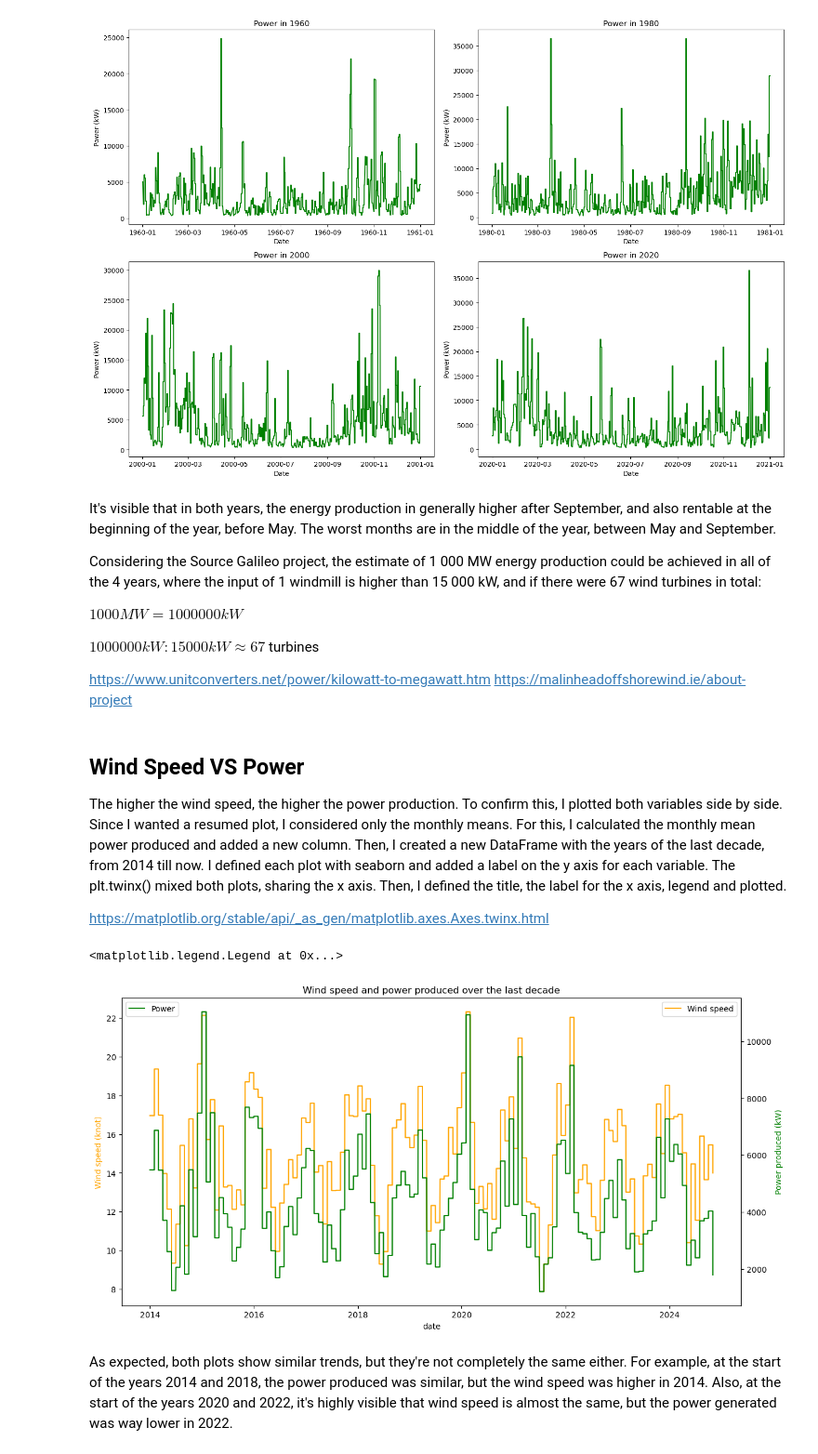
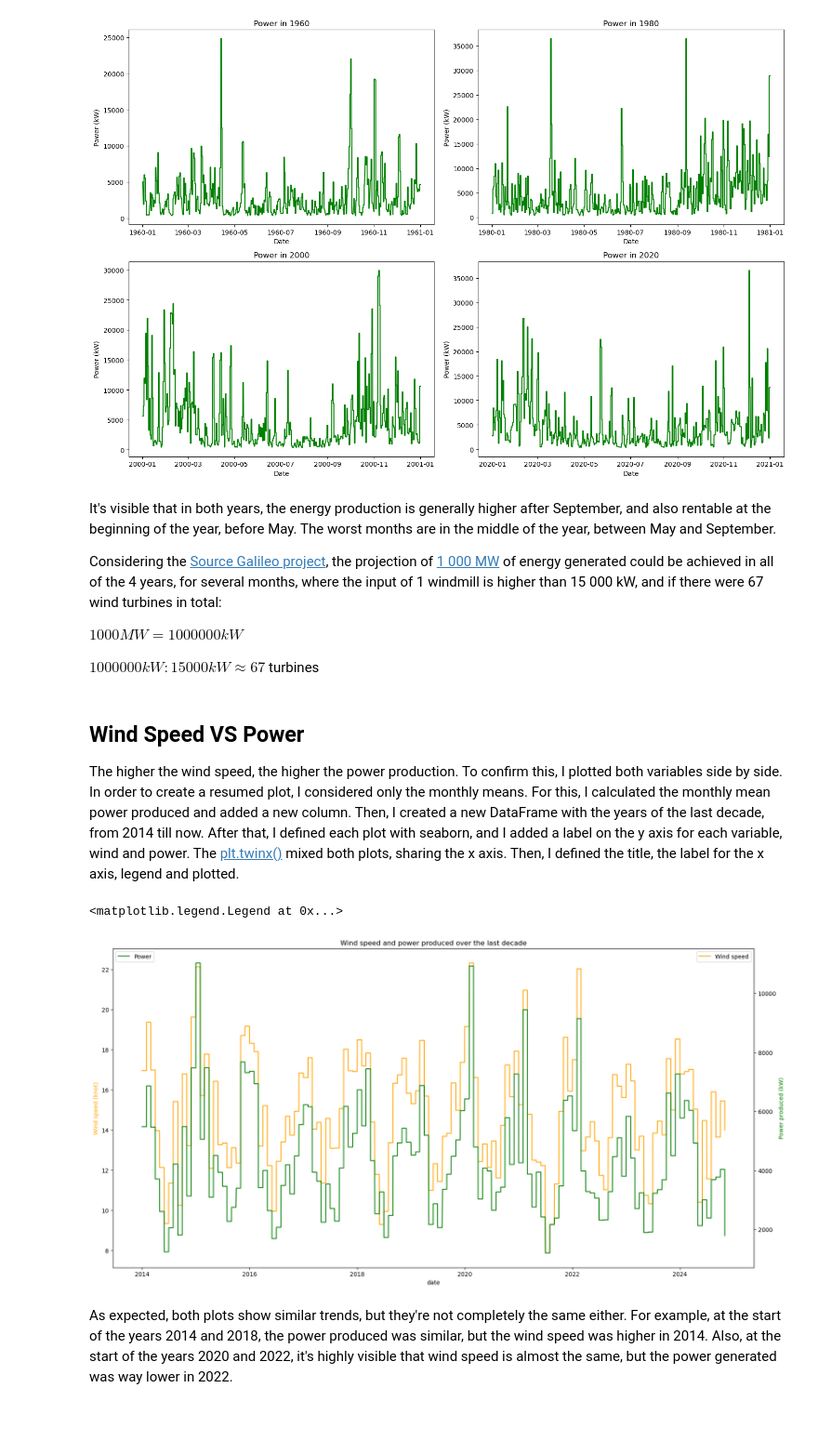
Before and after one commit to FatimaBOliveira/Programming-for-data-analytics, a Jupyter notebook: Project/climate.ipynb, the cells around one changed output. Shown at 93% size. Saved outputs shown, nothing was run; the diff lists cells and outputs as text; code cells hidden in the pictures; blank space fills up the shorter version.

Commit message:
General revision. Links were added to the explanations.

```diff
--- a/Project/climate.ipynb
+++ b/Project/climate.ipynb
@@ -540,21 +493,16 @@ plt.tight_layout()
 # %% [output]
 [figure]
 # %% [markdown]
-It's visible that in both years, the energy production in generally higher after September, and also rentable at the beginning of the year, before May. The worst months are in the middle of the year, between May and September.
+It's visible that in both years, the energy production is generally higher after September, and also rentable at the beginning of the year, before May. The worst months are in the middle of the year, between May and September.
 
-Considering the  Source Galileo project, the estimate of 1 000 MW energy production could be achieved in all of the 4 years, where the input of 1 windmill is higher than 15 000 kW, and if there were 67 wind turbines in total:
+Considering the [Source Galileo project](https://malinheadoffshorewind.ie/about-project), the projection of [1 000 MW](https://www.unitconverters.net/power/kilowatt-to-megawatt.htm) of energy generated could be achieved in all of the 4 years, for several months, where the input of 1 windmill is higher than 15 000 kW, and if there were 67 wind turbines in total:
 
 $1 000 MW = 1 000 000 kW$
 
 $1 000 000 kW : 15 000 kW ≈ 67$ turbines
-
-https://www.unitconverters.net/power/kilowatt-to-megawatt.htm
-https://malinheadoffshorewind.ie/about-project
 # %% [markdown]
 ## Wind Speed VS Power
-The higher the wind speed, the higher the power production. To confirm this, I plotted both variables side by side. Since I wanted a resumed plot, I considered only the monthly means. For this, I calculated the monthly mean power produced and added a new column. Then, I created a new DataFrame with the years of the last decade, from 2014 till now. I defined each plot with seaborn and added a label on the y axis for each variable. The plt.twinx() mixed both plots, sharing the x axis. Then, I defined the title, the label for the x axis, legend and plotted.
-
-https://matplotlib.org/stable/api/_as_gen/matplotlib.axes.Axes.twinx.html
+The higher the wind speed, the higher the power production. To confirm this, I plotted both variables side by side. In order to create a resumed plot, I considered only the monthly means. For this, I calculated the monthly mean power produced and added a new column. Then, I created a new DataFrame with the years of the last decade, from 2014 till now. After that, I defined each plot with seaborn, and I added a label on the y axis for each variable, wind and power. The [plt.twinx()](https://matplotlib.org/stable/api/_as_gen/matplotlib.axes.Axes.twinx.html) mixed both plots, sharing the x axis. Then, I defined the title, the label for the x axis, legend and plotted.
 # %%
 # Calculate the monthly mean power.
 monthly_mean_power = dfwp.groupby(months)["power_kw"].transform("mean")
@@ -563,37 +511,37 @@ monthly_mean_power = dfwp.groupby(months)["power_kw"].transform("mean")
 dfwp["monthly_mean_power"] = monthly_mean_power
 # %%
 # Last decade.
-#dfdec=dfwp
-dfdec = dfwp[dfwp["date"].dt.year >=2014]
+#dfdec = dfwp[dfwp["date"].dt.year >=2014]
+dfdec = dfwp.loc[(dfwp["date"] >= "2014")]
 
 # Set figure.
-plt.figure(figsize=(14, 7))
+plt.figure(figsize=(20, 10))
 
 # Plot for wind speed.
 sns.lineplot(x="date", y="monthly_mean_wind", data=dfdec, label="Wind speed", color="orange")
 
 # Label for wind speed.
 plt.ylabel("Wind speed (knot)", color="orange")
 
 # Create a twin Axes sharing the x-axis for 'temp'
 ax2 = plt.twinx()
 
 # Plot for power.
 sns.lineplot(x="date", y="monthly_mean_power", data=dfdec, label="Power", color="green", ax=ax2)
 
 # Label for power.
 ax2.set_ylabel("Power produced (kW)", color="green")
 
 # Add title.
 plt.title("Wind speed and power produced over the last decade")
 
 # Add x label.
 plt.xlabel("Date")
 
 # Add legend.
 plt.legend(loc="upper left")
 # %% [output]
 <matplotlib.legend.Legend at 0x...>
-[figure, old version]
+[figure, new version]
 # %% [markdown]
 As expected, both plots show similar trends, but they're not completely the same either. For example, at the start of the years 2014 and 2018, the power produced was similar, but the wind speed was higher in 2014. Also, at the start of the years 2020 and 2022, it's highly visible that wind speed is almost the same, but the power generated was way lower in 2022.
```
Also changed, not shown: parts of 92 cells of this notebook.
